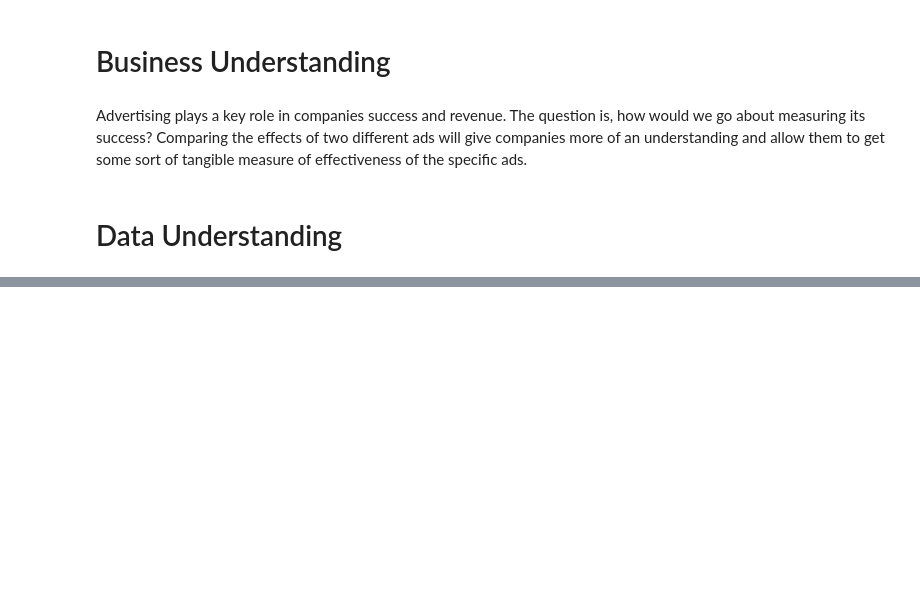
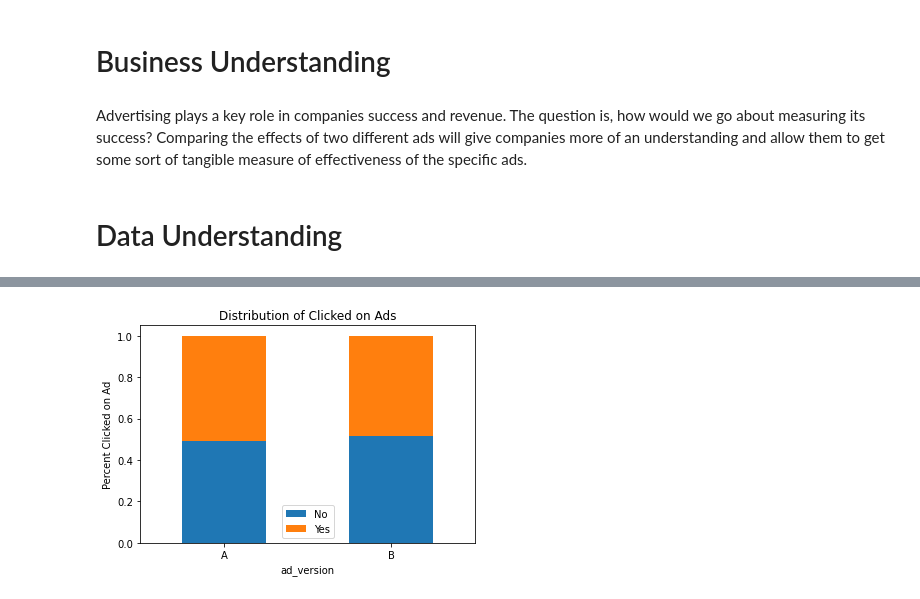
Before and after one commit to zachagreenberg/AdCampaignTesting, a Jupyter notebook: eda-testing-eval.ipynb, the cells around one changed output, grey strips where cells are left out. Drawn from its saved outputs; the diff is of its cells as text; code cells hidden in the pictures; blank space fills up the shorter version.

```diff
--- a/eda-testing-eval.ipynb
+++ b/eda-testing-eval.ipynb
@@ -73,0 +117,10 @@ df.describe()
+# %%
+fig, ax = plt.subplots()
+df.groupby(df['ad_version'])['clicked_on_ad'].value_counts(normalize = True).unstack().plot(kind='bar', stacked = True, ax = ax)
+ax.set_ylabel('Percent Clicked on Ad')
+ax.set_title('Distribution of Clicked on Ads')
+ax.set_xticklabels(['A', 'B'], rotation = 360)
+ax.legend(labels = ['No', 'Yes'])
+plt.show();
+# %% [output]
+[figure, added]
```
Also changed, not shown: parts of 12 cells of this notebook.
